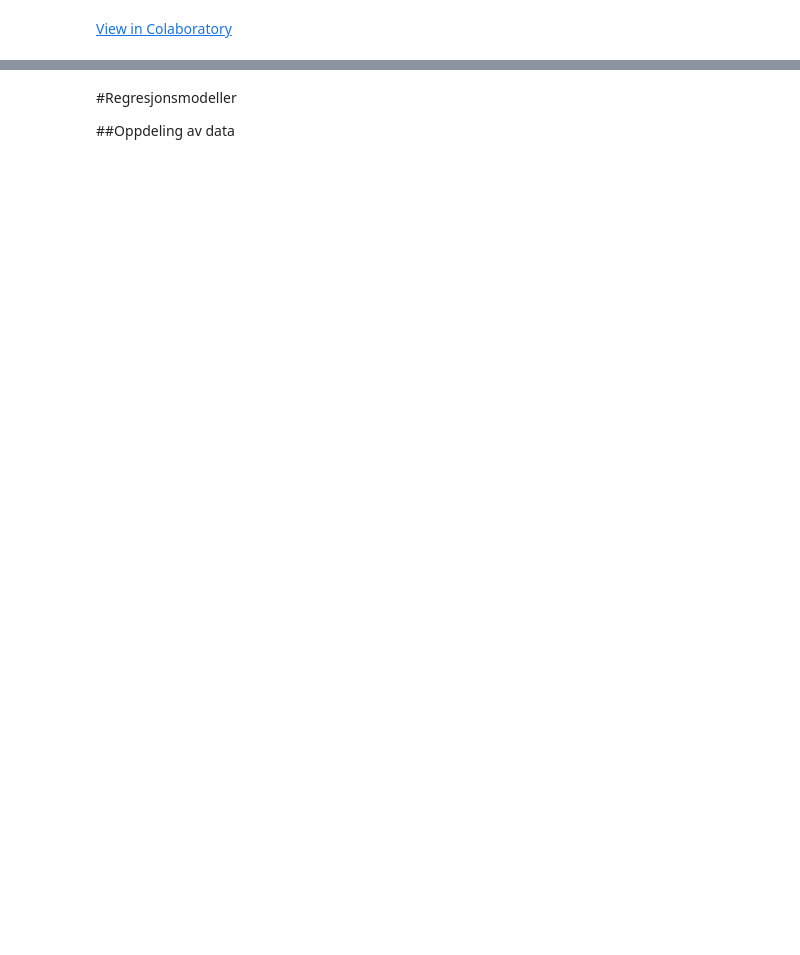
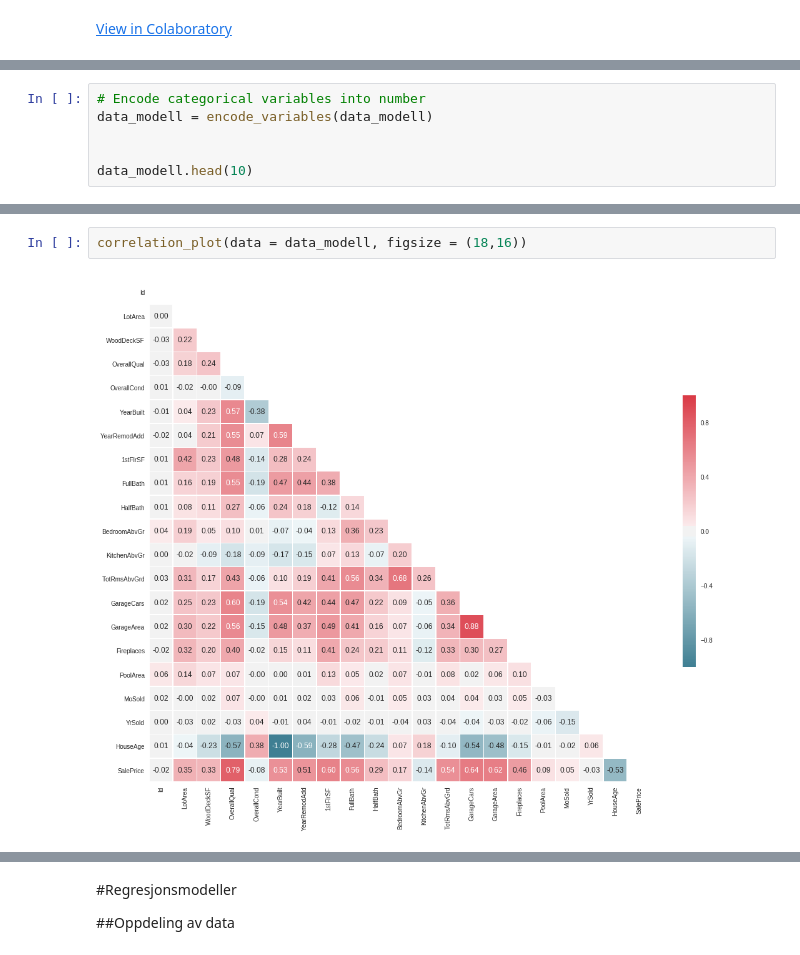
Before and after one commit to fabiansd/AI-workshop, a Jupyter notebook: House_price_prediction_showcase.ipynb, the cells around one changed output, grey strips where cells are left out. Cells and saved outputs as stored; diff of their text form; blank space fills up the shorter version.

```diff
--- a/House_price_prediction_showcase.ipynb
+++ b/House_price_prediction_showcase.ipynb
@@ -153,0 +241,6 @@ sns.heatmap(corr, mask=mask, cmap=cmap,annot = True,fmt = ".2f", vmax=.3, center
+# %%
+# Encode categorical variables into number
+data_modell = encode_variables(data_modell)
+
+
+data_modell.head(10)
@@ -153,0 +269,4 @@ sns.heatmap(corr, mask=mask, cmap=cmap,annot = True,fmt = ".2f", vmax=.3, center
+# %%
+correlation_plot(data = data_modell, figsize = (18,16))
+# %% [output]
+[figure, added]
```
Also changed, not shown: parts of 35 cells of this notebook.
